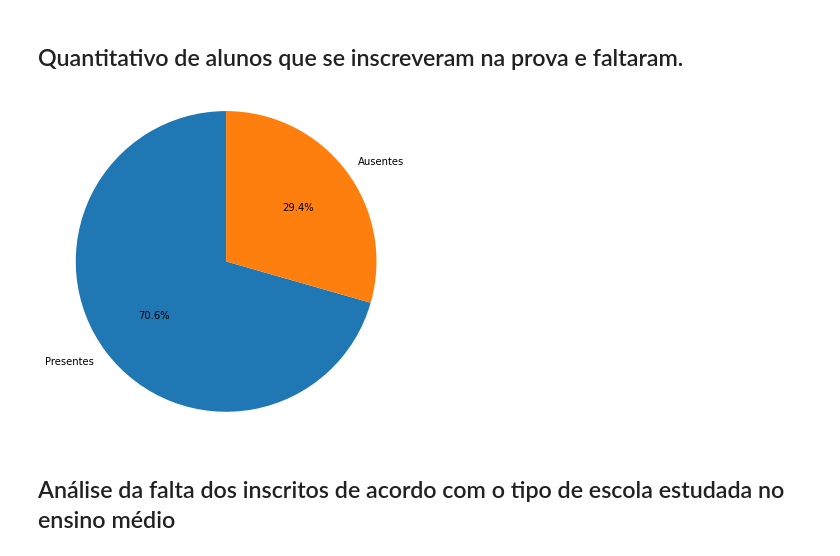
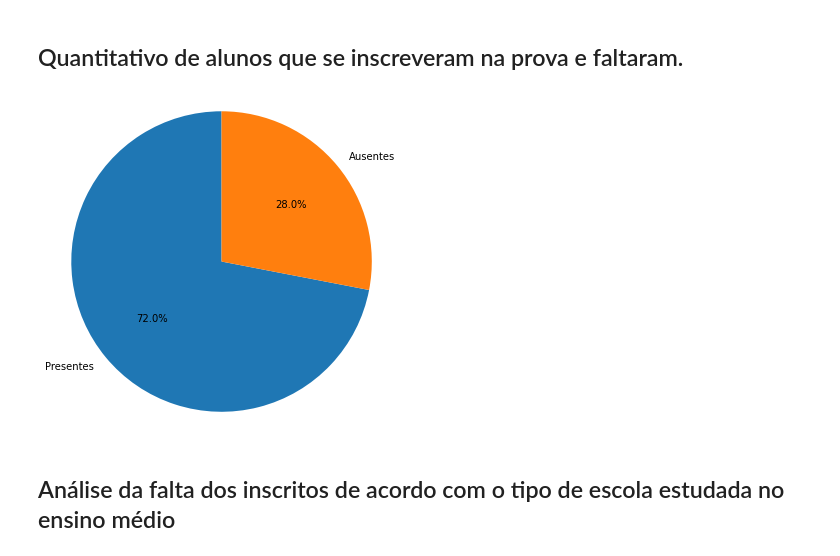
Before and after one commit to henriquecl/DataSciene_Destrinchando_o_ENEM, a Jupyter notebook: Brincando_com_o_ENEM.ipynb, the cells around one changed output. Cells and saved outputs as stored; diff of their text form; code cells hidden in the pictures.

```diff
--- a/Brincando_com_o_ENEM.ipynb
+++ b/Brincando_com_o_ENEM.ipynb
@@ -1332,7 +1332,7 @@ plt.show()
 # %% [markdown]
 ##  Realizando o import dos dados
 # %%
-dados_norte = pd.read_csv('/content/drive/My Drive/Dados_ENEM/Por_Regiao/DadosNorte.csv')
+dados_SE = pd.read_csv('/content/drive/My Drive/Dados_ENEM/Por_Regiao/DadosSudeste.csv')
 # %% [markdown]
 ##Quantidade de inscritos que compareceram a prova por faixa etária
 # %%
@@ -1354,21 +1354,21 @@ dados_norte["NU_IDADE"].dropna().hist()
 ## Quantitativo de alunos que se inscreveram na prova e faltaram.
 # %%
 notas = ["NU_NOTA_CN", "NU_NOTA_CH","NU_NOTA_LC","NU_NOTA_MT", "NU_NOTA_REDACAO"]
-notas_norte=dados_norte[notas]
-presentes_norte = dados_norte.dropna()
-ausentes_norte = dados_norte.query("NU_NOTA_CN == 'NaN' or NU_NOTA_CH == 'NaN' or NU_NOTA_LC == 'NaN' or NU_NOTA_MT == 'NaN'")
+notas_SE=dados_SE[notas]
+presentes_SE = dados_SE.dropna()
+ausentes_SE = dados_SE.query("NU_NOTA_CN == 'NaN' or NU_NOTA_CH == 'NaN' or NU_NOTA_LC == 'NaN' or NU_NOTA_MT == 'NaN'")
 # Criando nosso conjunto de dados
 labels = 'Presentes', 'Ausentes'
-sizes = [421198, 175671]
+sizes = [1290047, 502563]
 # Estamos criando a representação, área de plotagem
 fig1, ax1 = plt.subplots(figsize=(6, 6))
 # Criando o gráfico
 ax1.pie(sizes, labels=labels, autopct='%1.1f%%', startangle=90)
 ax1.axis('equal')
 # Mostra o gráfico
 plt.show()
 # %% [output]
-[figure, old version]
+[figure, new version]
 # %% [markdown]
 ## Análise da falta dos inscritos de acordo com o tipo de escola estudada no ensino médio
 # %%
```
Also changed, not shown: parts of 14 cells of this notebook.
